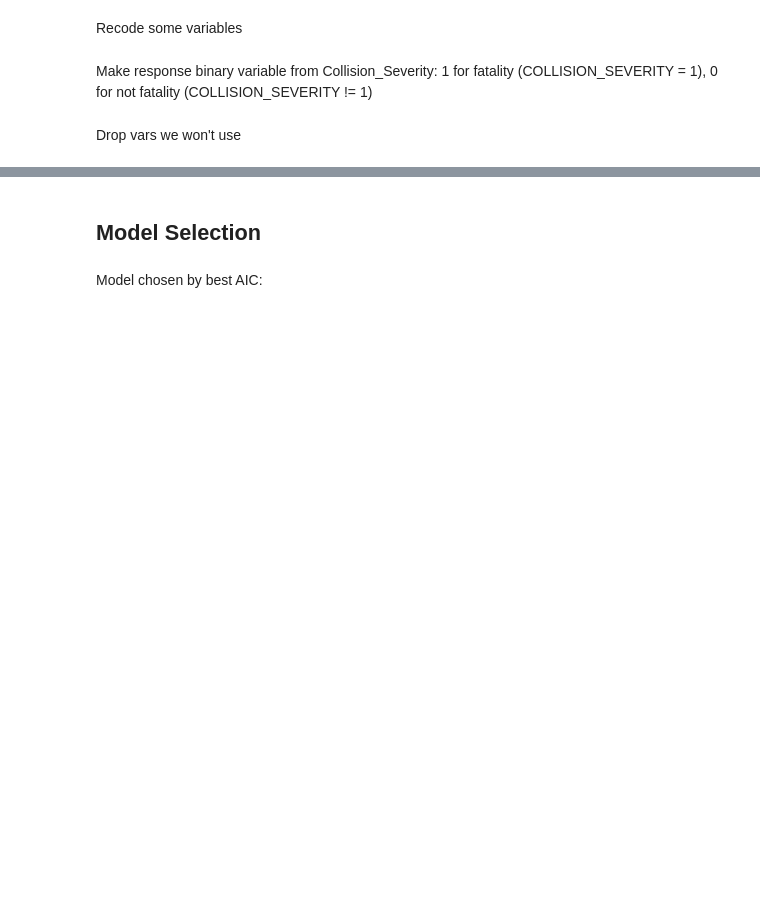
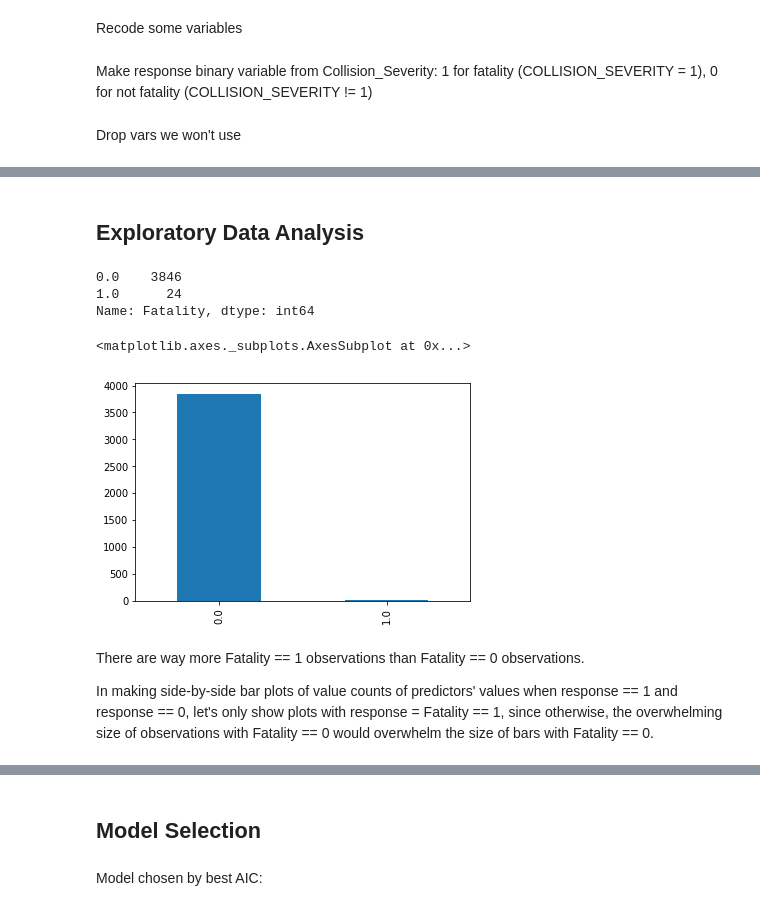
Before and after one commit to bingwang32/LinReg_Final_Proj, a Jupyter notebook: LinReg_FinalProj_Code.ipynb, the cells around one changed output, grey strips where cells are left out. Cells and saved outputs as stored; diff of their text form; code cells hidden in the pictures; blank space fills up the shorter version.

Commit message:
added initial data exploration portion

```diff
--- a/LinReg_FinalProj_Code.ipynb
+++ b/LinReg_FinalProj_Code.ipynb
@@ -37,7 +34,7 @@ Response variable: Collision severity. We will code this as a binary variable, w
 
 Keep a subset of predictors as full model: Based on previous knowledge, these are likely to be predictors of collision severity
 # %%
-c = c[['COLLISION_TIME','INTERSECTION','COLLISION_SEVERITY',
+c = c[['CASE_ID', 'COLLISION_TIME','INTERSECTION','COLLISION_SEVERITY',
        'ROAD_SURFACE', 'ROAD_COND_1', 'PEDESTRIAN_ACCIDENT',
        'BICYCLE_ACCIDENT', 'MOTORCYCLE_ACCIDENT', 'ALCOHOL_INVOLVED']]
 # %% [markdown]
@@ -94,7 +91,7 @@ c.loc[c.COLLISION_SEVERITY != 1, "Fatality"] = 0
 # %% [markdown]
 Drop vars we won't use
 # %%
-c = c[['Fatality', 'COLLISION_TIME','INTERSECTION', 'PEDESTRIAN_ACCIDENT','BICYCLE_ACCIDENT',
+c = c[['CASE_ID','Fatality', 'COLLISION_TIME','INTERSECTION', 'PEDESTRIAN_ACCIDENT','BICYCLE_ACCIDENT',
        'MOTORCYCLE_ACCIDENT','WET_ROAD_SURFACE','ROAD_COND_ISSUE']]
 # %%
 c.sample(5)
@@ -109,0 +105,17 @@ m =  pd.get_dummies(c, columns = ['PCF_VIOL_CATEGORY'])
+# %% [markdown]
+## Exploratory Data Analysis
+# %%
+# value counts of response variable
+print(c["Fatality"].value_counts())
+
+c["Fatality"].value_counts().plot(kind='bar')
+# %% [output]
+0.0    3846
+1.0      24
+Name: Fatality, dtype: int64
+<matplotlib.axes._subplots.AxesSubplot at 0x...>
+[figure, added]
+# %% [markdown]
+There are way more Fatality == 1 observations than Fatality == 0 observations.
+
+In making side-by-side bar plots of value counts of predictors' values when response == 1 and response == 0, let's only show plots with response = Fatality == 1, since otherwise, the overwhelming size of observations with Fatality == 0 would overwhelm the size of bars with Fatality == 0.
```
Also changed, not shown: parts of 12 cells of this notebook.
